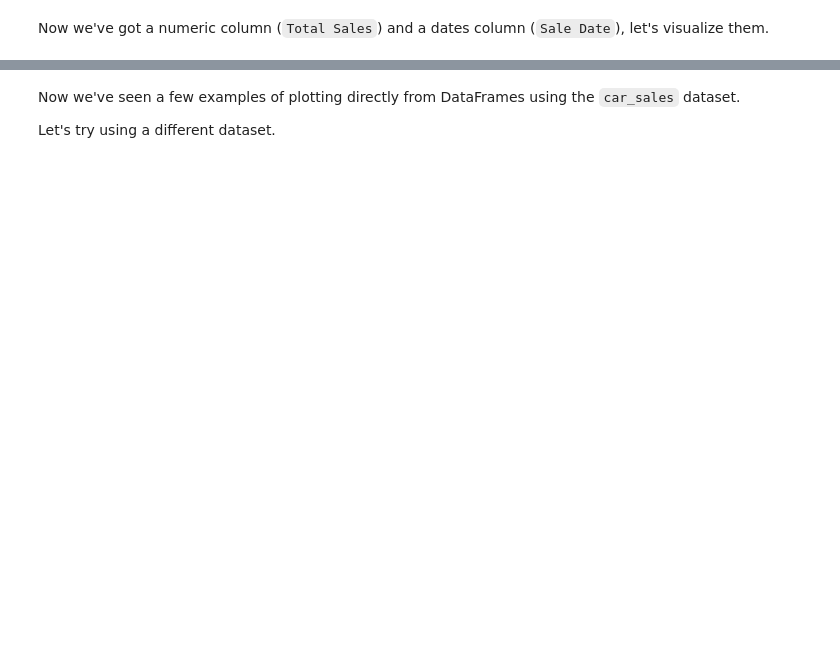
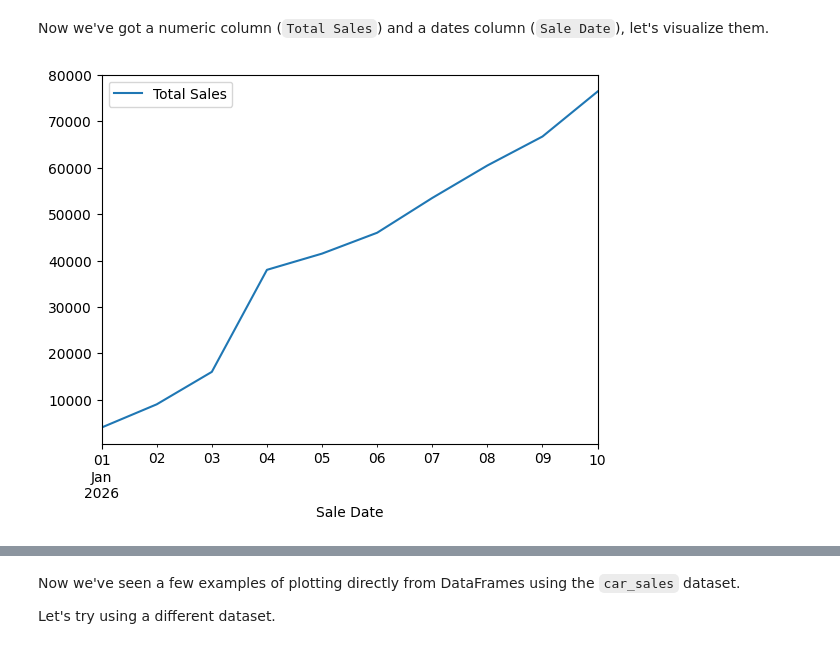
Before and after one commit to vivekkumar2909/Data-Science-and-Machine-Learning, a Jupyter notebook: matplotlib-exercises.ipynb, the cells around one changed output, grey strips where cells are left out. Saved outputs shown, nothing was run; the diff lists cells and outputs as text; code cells hidden in the pictures; blank space fills up the shorter version.

```diff
--- a/matplotlib-exercises.ipynb
+++ b/matplotlib-exercises.ipynb
@@ -335,3 +335,6 @@ In the process of turning it to numeric data, let's create another column which
 Hint: To add a column up cumulatively, look up the cumsum() function. And to create a column of dates, look up the date_range() function.
 # %%
 # Remove the symbols, the final two numbers from the 'Price' column and convert it to numbers
+car_sales["Price"] = car_sales["Price"].str.replace(r'[\$,]', '', regex=True)
+car_sales['Price'] = car_sales['Price'].str[:-3].astype(int)
+car_sales
@@ -338,7 +353,14 @@ Hint: To add a column up cumulatively, look up the cumsum() function. And to cre
 # %%
 # Add a column called 'Total Sales' to car_sales which cumulatively adds the 'Price' column
-
+car_sales['Total Sales'] = car_sales['Price'].cumsum()
 
 # Add a column called 'Sale Date' which lists a series of successive dates starting from today (your today)
+import pandas as pd
 
+car_sales['Sale Date'] = pd.date_range(
+    start='1/1/2026',  # today’s date
+    periods=len(car_sales),                  # number of rows
+    freq='D'                                 # daily frequency
+)
 # View the car_sales DataFrame
+car_sales
@@ -346,5 +380,9 @@ Hint: To add a column up cumulatively, look up the cumsum() function. And to cre
 Now we've got a numeric column (`Total Sales`) and a dates column (`Sale Date`), let's visualize them.
 # %%
 # Use the plot() function to plot the 'Sale Date' column versus the 'Total Sales' column
+car_sales.plot('Sale Date' , 'Total Sales')
+plt.show()
+# %% [output]
+[figure, added]
 # %%
 # Convert the 'Price' column to the integers
```
Also changed, not shown: parts of 23 cells of this notebook, 1 other file.
